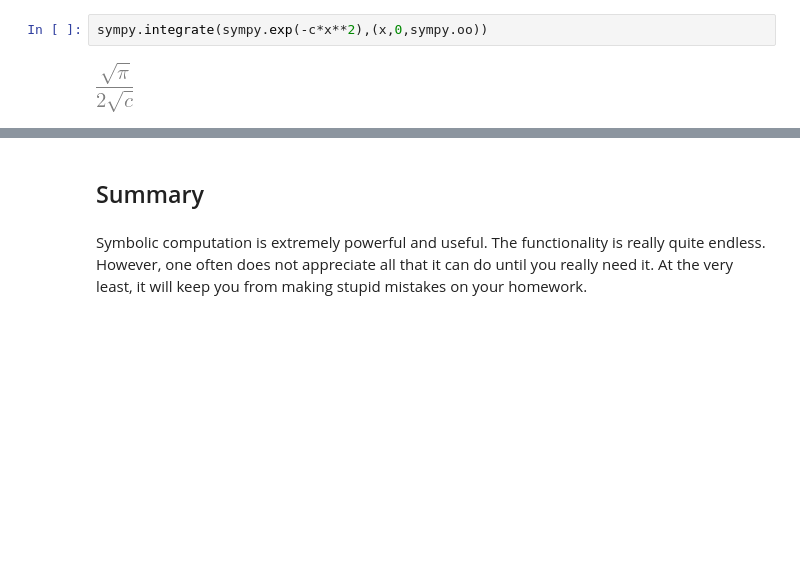
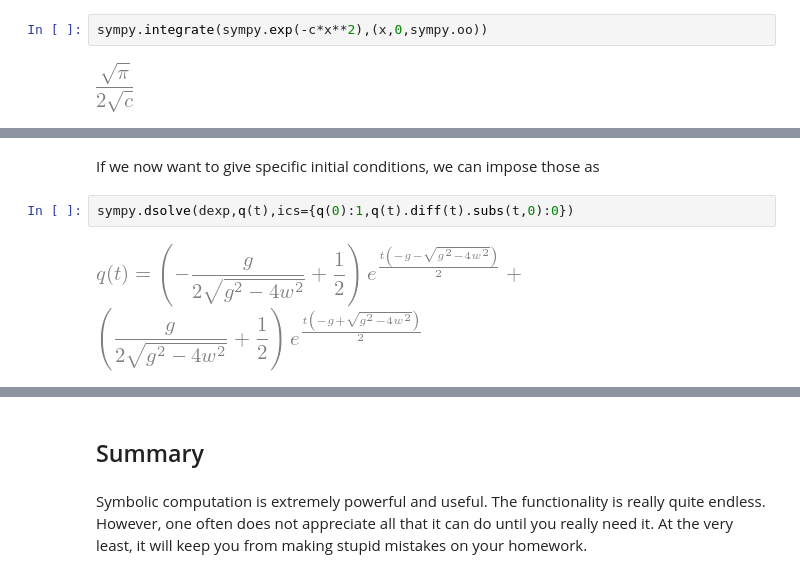
Before and after one commit to drgreen/Phys_41, a Jupyter notebook: Topic 6c Sympy.ipynb, the cells around one changed output, grey strips where cells are left out. Cells and saved outputs as stored; diff of their text form; blank space fills up the shorter version.

```diff
--- a/Topic 6c Sympy.ipynb
+++ b/Topic 6c Sympy.ipynb
@@ -291,0 +311,6 @@ sympy.integrate(sympy.exp(-c*x**2),(x,0,sympy.oo))
+# %% [markdown]
+If we now want to give specific initial conditions, we can impose those as
+# %%
+sympy.dsolve(dexp,q(t),ics={q(0):1,q(t).diff(t).subs(t,0):0})
+# %% [output]
+[figure, added]
```
Also changed, not shown: parts of 9 cells of this notebook.
